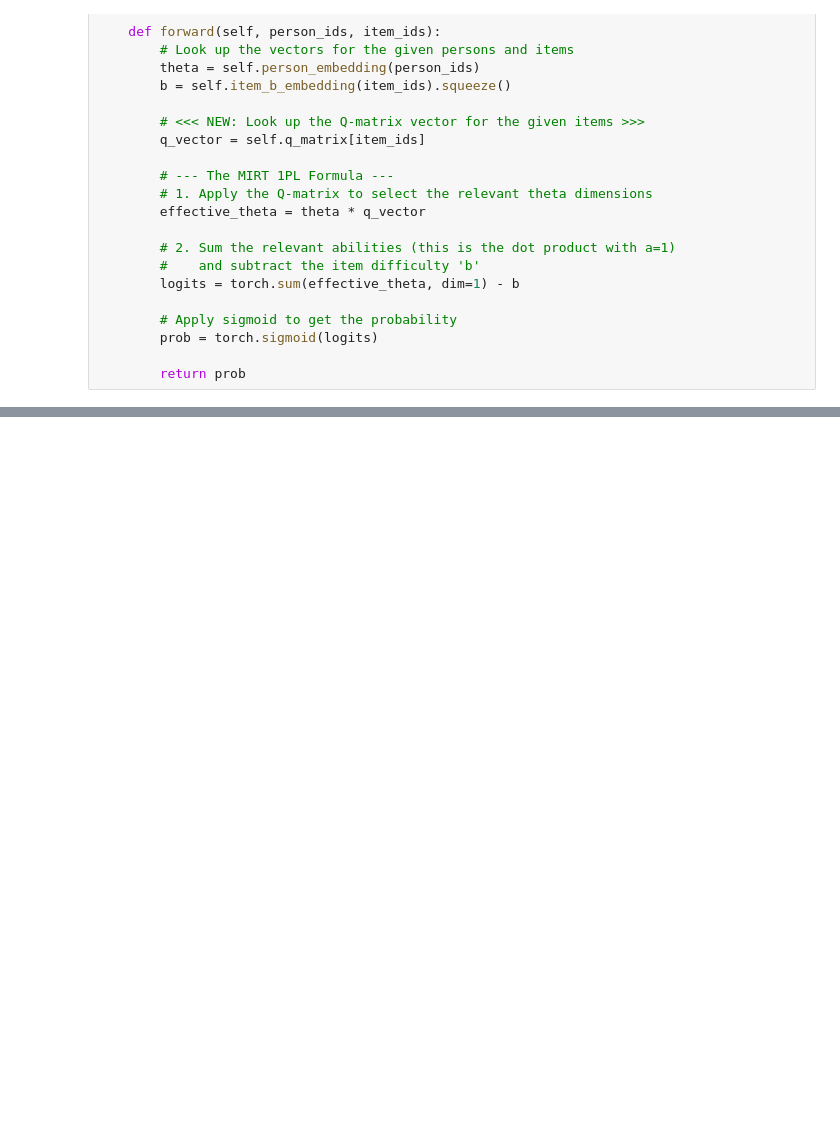
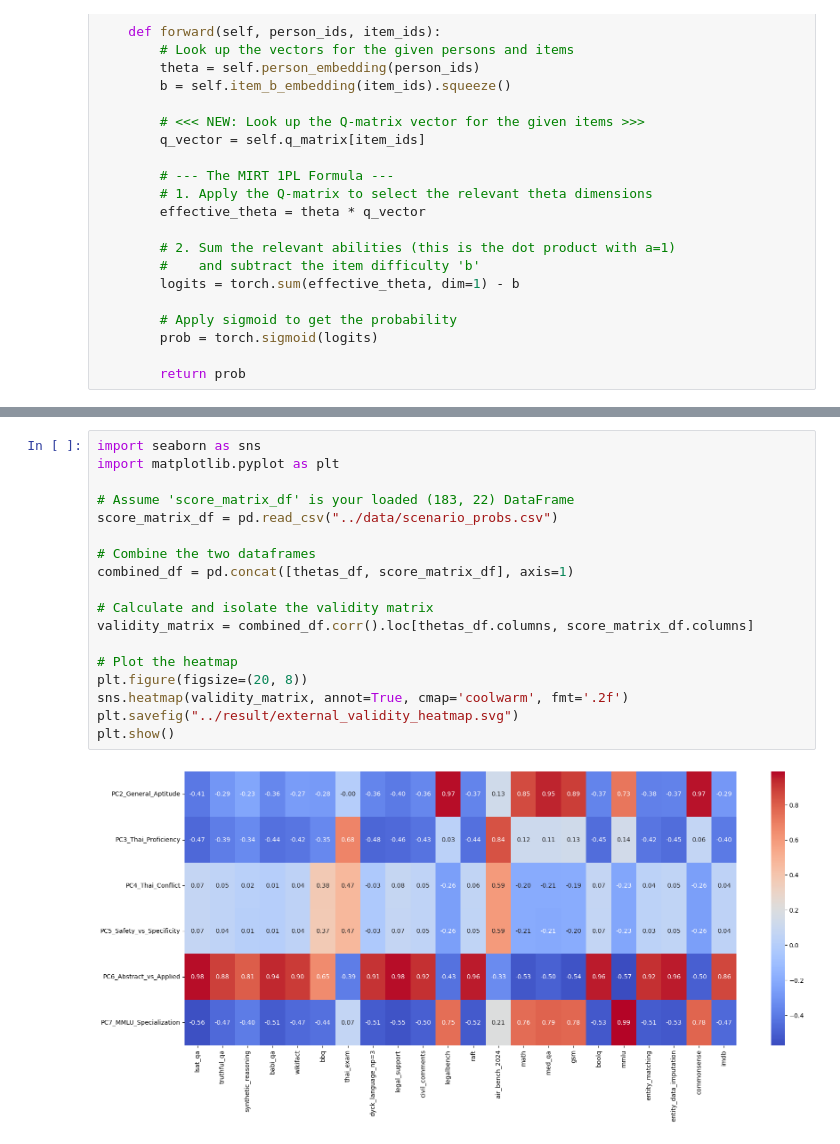
Before and after one commit to ronanhansel/reeval-multi, a Jupyter notebook: calibration/calibration.ipynb, the cells around one changed output, grey strips where cells are left out. Saved outputs shown, nothing was run; the diff lists cells and outputs as text; blank space fills up the shorter version.

```diff
--- a/calibration/calibration.ipynb
+++ b/calibration/calibration.ipynb
@@ -319,0 +689,20 @@ print(f"\nShape of final 1PL thetas: {final_thetas_1pl.shape}") # Should be (183
+# %%
+import seaborn as sns
+import matplotlib.pyplot as plt
+
+# Assume 'score_matrix_df' is your loaded (183, 22) DataFrame
+score_matrix_df = pd.read_csv("../data/scenario_probs.csv")
+
+# Combine the two dataframes
+combined_df = pd.concat([thetas_df, score_matrix_df], axis=1)
+
+# Calculate and isolate the validity matrix
+validity_matrix = combined_df.corr().loc[thetas_df.columns, score_matrix_df.columns]
+
+# Plot the heatmap
+plt.figure(figsize=(20, 8))
+sns.heatmap(validity_matrix, annot=True, cmap='coolwarm', fmt='.2f')
+plt.savefig("../result/external_validity_heatmap.svg")
+plt.show()
+# %% [output]
+[figure, added]
```
Also changed, not shown: parts of 13 cells of this notebook, 4 other files.
